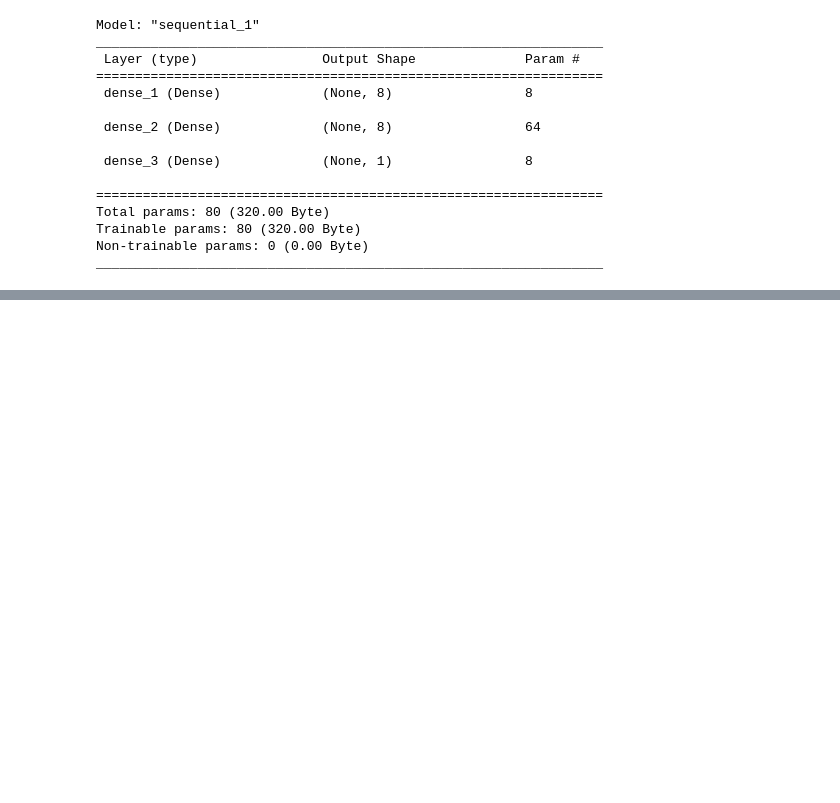
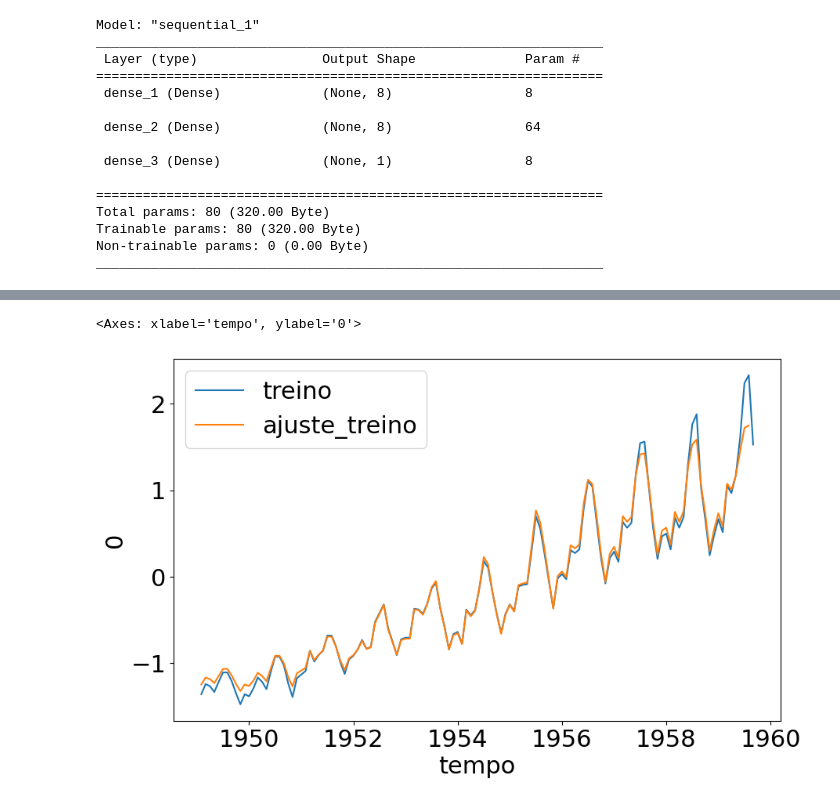
Before and after one commit to mateusopaiva/deep-learning-previsao-keras, a Jupyter notebook: Deep_Learning_previsão_com_Keras.ipynb, the cells around one changed output, grey strips where cells are left out. Drawn from its saved outputs; the diff is of its cells as text; code cells hidden in the pictures; blank space fills up the shorter version.

```diff
--- a/Deep_Learning_previsão_com_Keras.ipynb
+++ b/Deep_Learning_previsão_com_Keras.ipynb
@@ -213,0 +247,10 @@ sns.lineplot(x=x_teste, y=y_predict_teste[:, 0], label='previsao')
+# %%
+regressor3.add(Dense(8, input_dim=1, kernel_initializer='ones', activation='linear', use_bias=False))
+regressor3.add(Dense(64, kernel_initializer='random_uniform', activation='sigmoid', use_bias=False))
+regressor3.add(Dense(1, kernel_initializer='random_uniform', activation='linear', use_bias=False))
+# %%
+regressor3.compile(loss='mean_squared_error', optimizer='adam')
+# %%
+regressor3.fit(x_treino_novo, y_treino_novo, epochs=100)
+# %%
+y_predict_novo = regressor3.predict(x_treino_novo)
@@ -213,0 +259,6 @@ sns.lineplot(x=x_teste, y=y_predict_teste[:, 0], label='previsao')
+# %%
+sns.lineplot(x='tempo', y=y_treino_novo, data=passageiros[1:129], label='treino')
+sns.lineplot(x='tempo', y=pd.DataFrame(y_predict_novo)[0], data=passageiros[1:129], label='ajuste_treino')
+# %% [output]
+<Axes: xlabel='tempo', ylabel='0'>
+[figure, added]
```
Also changed, not shown: parts of 34 cells of this notebook.
